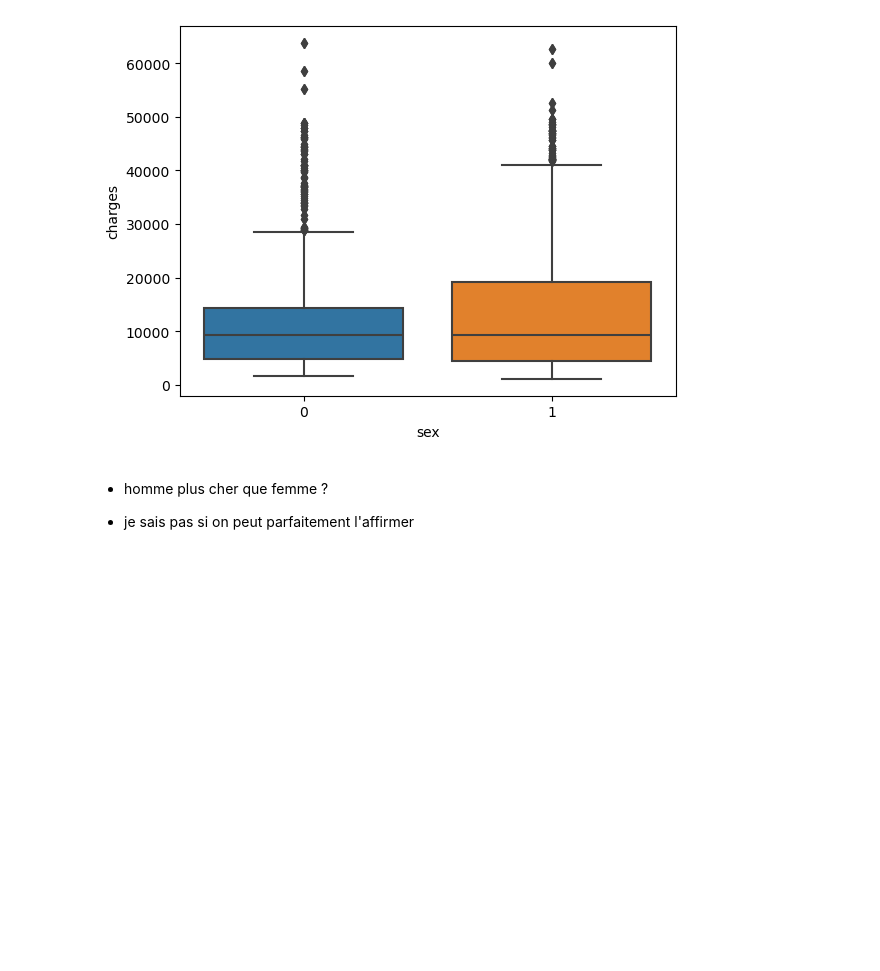
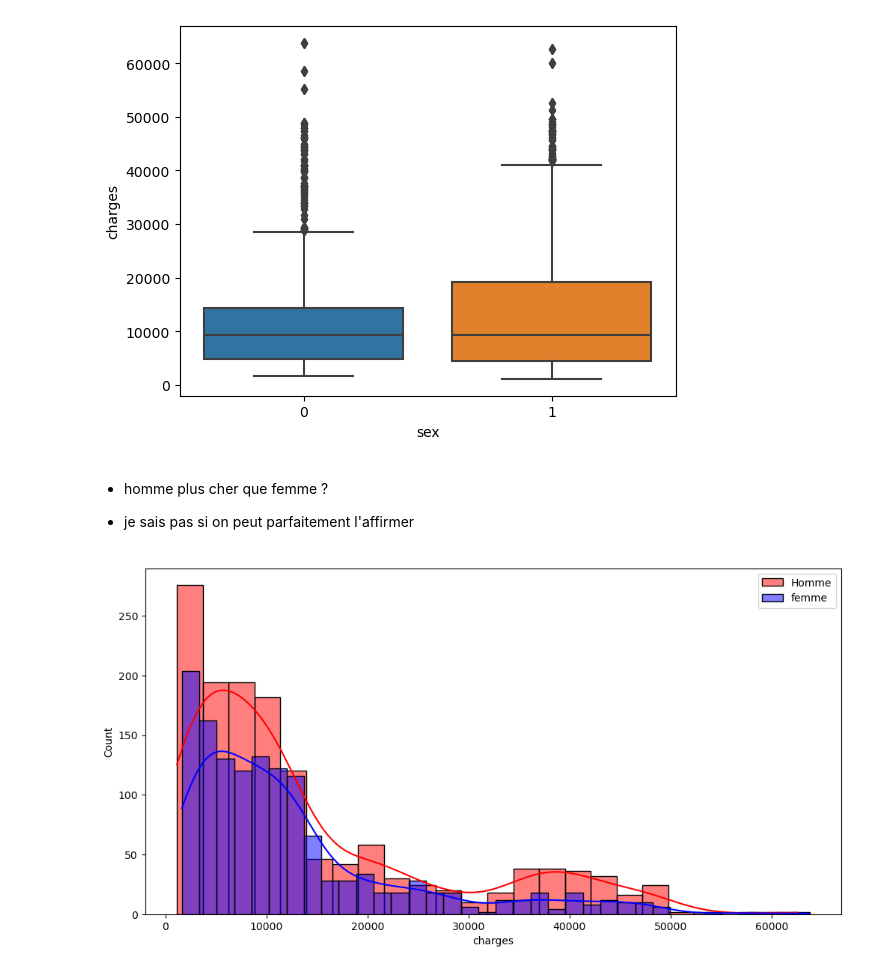
Before and after one commit to sacha-sz/SY09-Projet, a Jupyter notebook: EDA_enfant.ipynb, the cells around one changed output. Cells and saved outputs as stored; diff of their text form; code cells hidden in the pictures; blank space fills up the shorter version.

Commit message:
histplot childrenchargessex

```diff
--- a/EDA_enfant.ipynb
+++ b/EDA_enfant.ipynb
@@ -111,3 +111,11 @@ sns.boxplot(x="sex", y="charges", data=df)
 - homme plus cher que femme ?
 
 - je sais pas si on peut parfaitement l'affirmer
+# %%
+plt.figure(figsize=(12, 6))
+sns.histplot(df[df["sex"] == 1]["charges"], color="red", label="Homme", kde=True)
+sns.histplot(df[df["sex"] == 0]["charges"], color="blue", label="femme", kde=True)
+plt.legend()
+plt.show()
+# %% [output]
+[figure, added]
```
Also changed, not shown: parts of 2 cells of this notebook.
